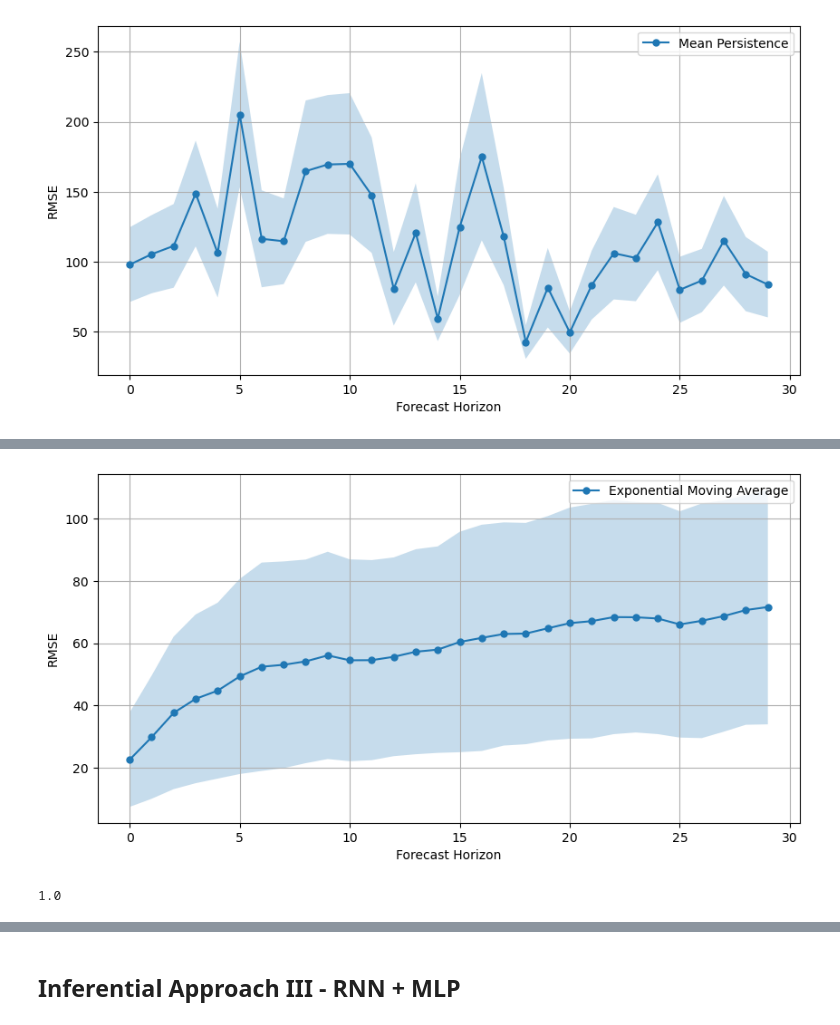
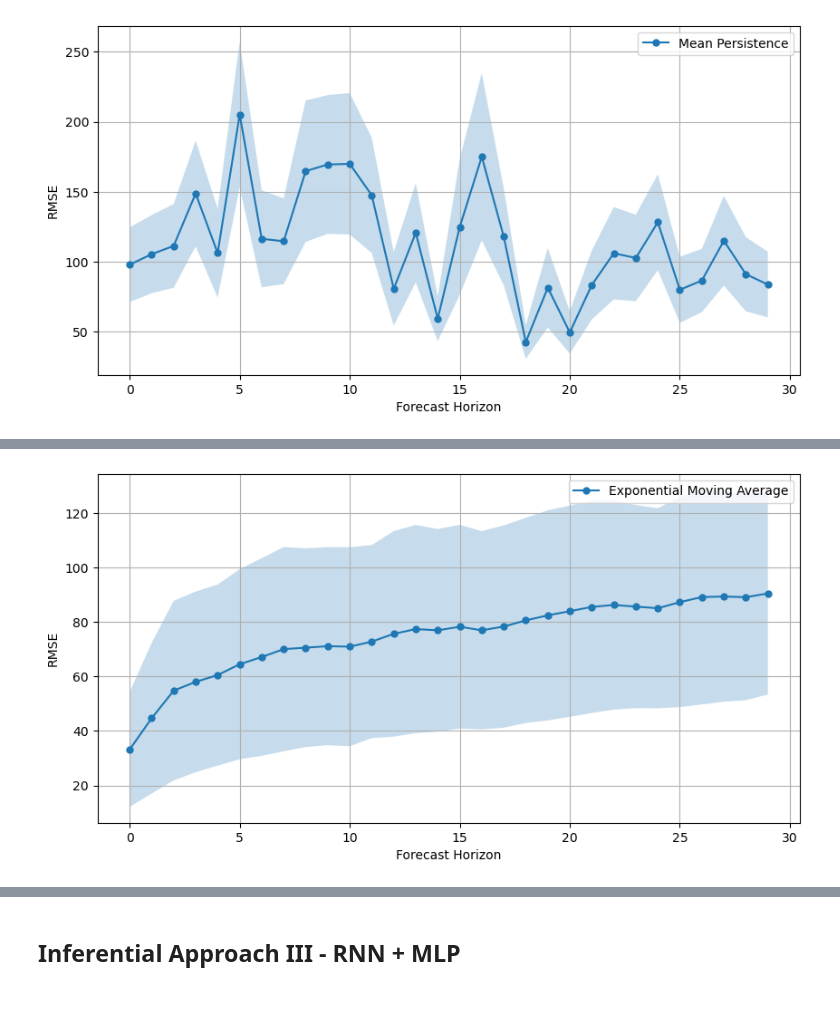
Before and after one commit to vb690/ghi_forecast, a Jupyter notebook: forecast.ipynb, the cells around one changed output, grey strips where cells are left out. Saved outputs shown, nothing was run; the diff lists cells and outputs as text; code cells hidden in the pictures.

```diff
--- a/forecast.ipynb
+++ b/forecast.ipynb
@@ -390,5 +372,9 @@ outsample_ghi_df = pd.merge(
 OUTSAMPLE_WINDOW_SIZE = 30
 NUMBER_OF_SPLITS = int(len(outsample_ghi_df) / OUTSAMPLE_WINDOW_SIZE)
 TIME_SERIES_SPLITTER = TimeSeriesSplit(n_splits=NUMBER_OF_SPLITS, test_size=30)
+
 FULL_SERIES = ghi_df["ghi"].values
-EARLY_STOP_LIMIT = 3000
+
+EARLY_STOP_LIMIT = 9000
+
+MODELS_RESULTS = {}
@@ -458,11 +450,12 @@ error_mean, error_sem = compute_rmse(
     y_forecast=np.array(forecasts),
     axis=0
 )
+MODELS_RESULTS["Constant Mean"] = {"error_mean": error_mean, "error_sem": error_sem}
 
 fig, ax = plt.subplots(1, 1, figsize=(10, 5))
 ax = visualize_forecast_horizon_accuracy(
     ax=ax,
-    model_name="Exponential Moving Average",
+    model_name="Constant Mean",
     error_name="RMSE",
     error_mean=error_mean,
     error_sem=error_sem,
@@ -540,6 +535,7 @@ error_mean, error_sem = compute_rmse(
     y_forecast=y_forecast,
     axis=0
 )
+MODELS_RESULTS["Mean Persistence"] = {"error_mean": error_mean, "error_sem": error_sem}
 
 fig, ax = plt.subplots(1, 1, figsize=(10, 5))
 ax = visualize_forecast_horizon_accuracy(
@@ -577,5 +575,5 @@ for insample_indices, outsample_indices in tqdm(TIME_SERIES_SPLITTER.split(FULL_
     ground_truth.append(outsample_series)
     early_stop_counter += 1
 
-    if early_stop_counter > 3000:
+    if early_stop_counter > EARLY_STOP_LIMIT:
         break
@@ -618,21 +618,22 @@ plt.show()
 # %%
 error_mean, error_sem = compute_rmse(
     y_true=np.array(ground_truth),
     y_forecast=np.array(forecasts),
     axis=0
 )
+MODELS_RESULTS["Exponential Moving Average"] = {"error_mean": error_mean, "error_sem": error_sem}
 
 fig, ax = plt.subplots(1, 1, figsize=(10, 5))
 ax = visualize_forecast_horizon_accuracy(
     ax=ax,
     model_name="Exponential Moving Average",
     error_name="RMSE",
     error_mean=error_mean,
     error_sem=error_sem,
     marker="o",
     markersize=5
 )
 plt.legend()
 plt.show()
 # %% [output]
-[figure, old version]
+[figure, new version]
@@ -783,17 +639,0 @@ components_insample = get_components(
-# %%
-from modules.diagnostics.visualizers import visualize_time_series_components_performance
-
-visualize_time_series_components_performance(
-    time_series_train,
-    time_series_test,
-    components_insample,
-    components_outsample,
-    target_name,
-    model_name,
-    guardrail_metric,
-    loss,
-    history,
-    figsize=(15, 5),
-)
-# %% [output]
-1.0
```
Also changed, not shown: parts of 54 cells of this notebook, 7 other files.
